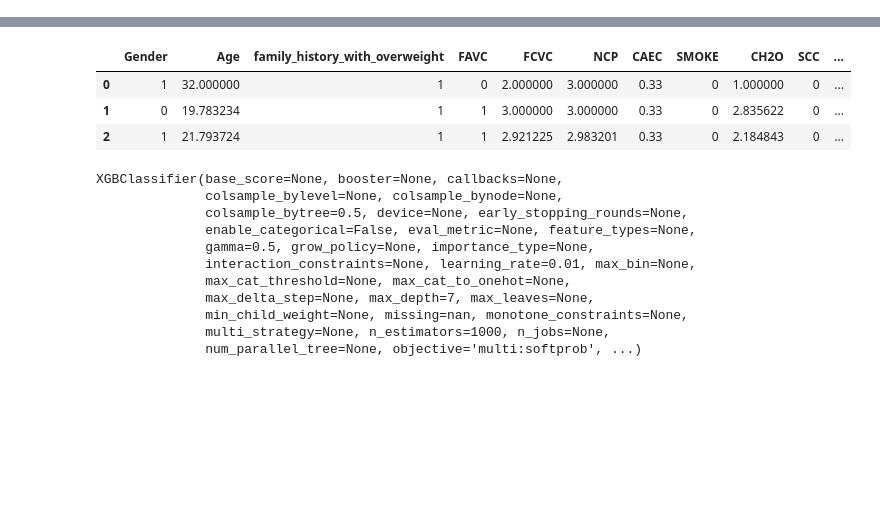
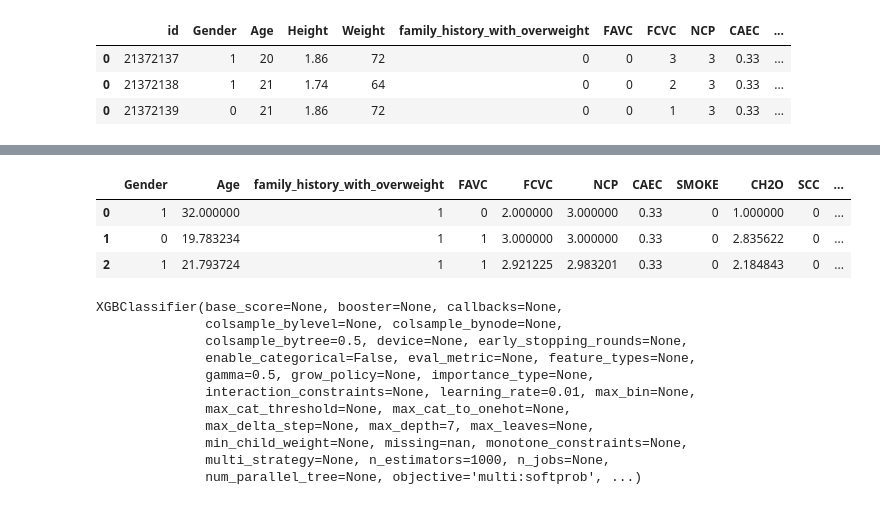
Before and after one commit to GasparSekula/ObesityRiskPrediction, a Jupyter notebook: test_on_us.ipynb, the cells around one changed output, grey strips where cells are left out. Cells and saved outputs as stored; diff of their text form; code cells hidden in the pictures; blank space fills up the shorter version.

```diff
--- a/test_on_us.ipynb
+++ b/test_on_us.ipynb
@@ -18,0 +21,11 @@ gaspi = {'id': 21372138, 'Gender' : 1, 'Age' : 21, 'Height' : 1.74, 'Weight' : 6
+# %%
+mati = pd.DataFrame(mati, index=[0])
+gaspi = pd.DataFrame(gaspi, index=[0])
+ula = pd.DataFrame(ula, index=[0])
+X_us = pd.concat([mati, gaspi, ula], axis=0)
+X_us
+# %% [output]
+|  | id | Gender | Age | Height | Weight | family_history_with_overweight | FAVC | FCVC | NCP | CAEC | ... |
+| 0 | 21372137 | 1 | 20 | 1.86 | 72 | 0 | 0 | 3 | 3 | 0.33 | ... |
+| 0 | 21372138 | 1 | 21 | 1.74 | 64 | 0 | 0 | 2 | 3 | 0.33 | ... |
+| 0 | 21372139 | 0 | 21 | 1.86 | 72 | 0 | 0 | 1 | 3 | 0.33 | ... |
```
Also changed, not shown: parts of 5 cells of this notebook, 1 other file.
